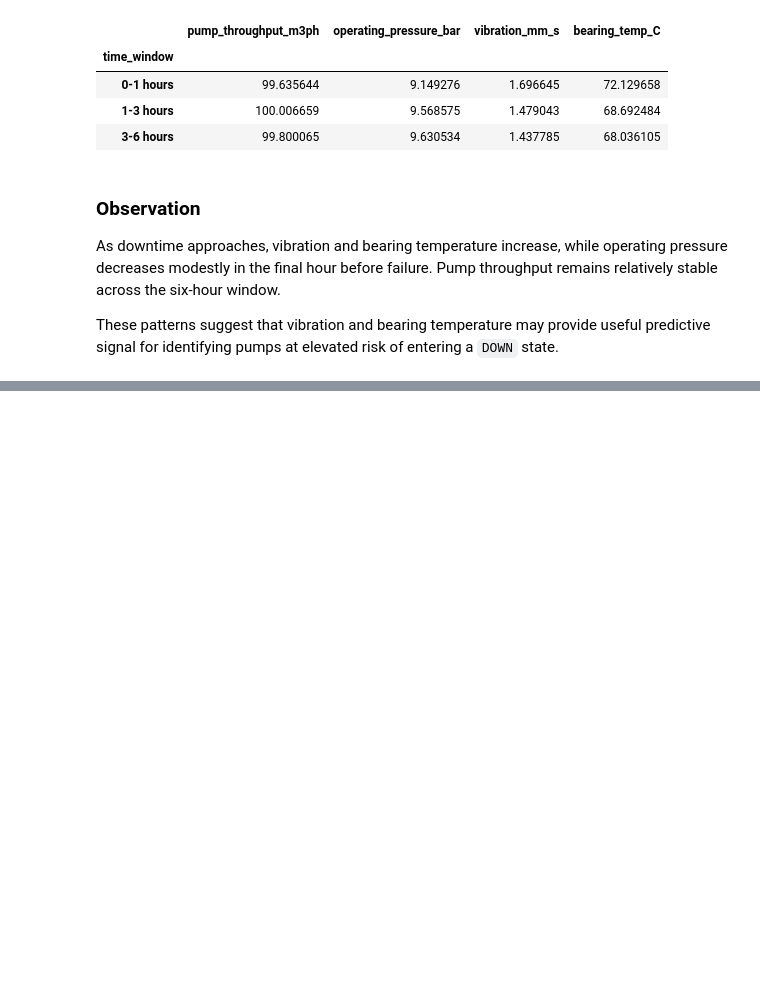
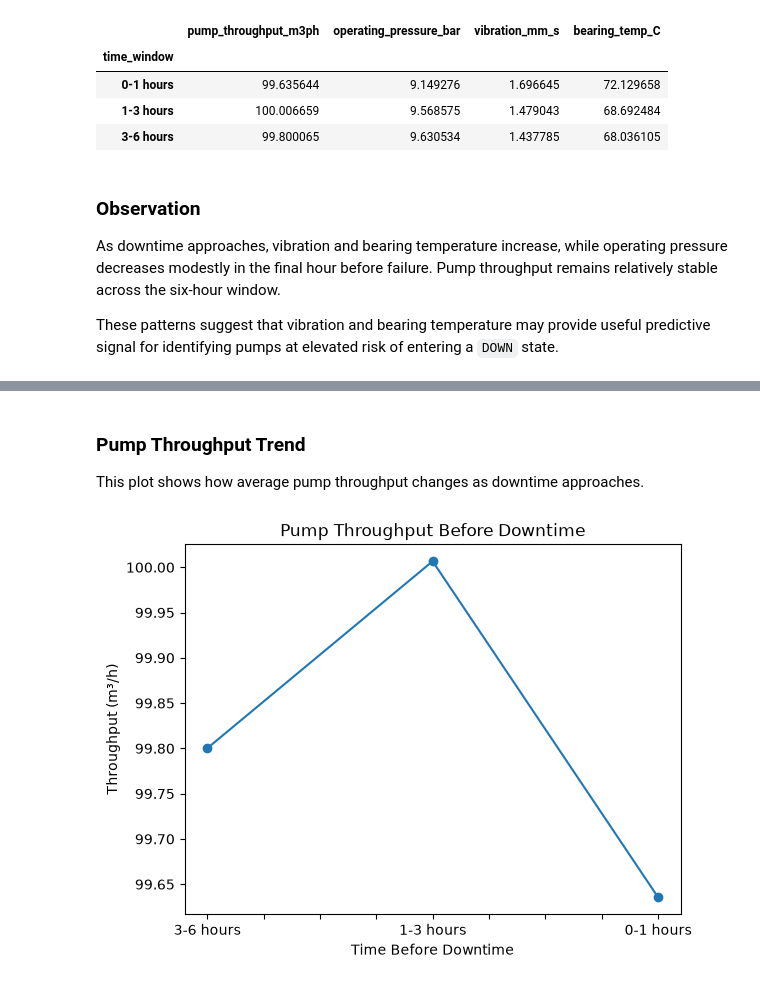
Before and after one commit to MohnishMehta/Break-Through-Tech-ML-Pipeline, a Jupyter notebook: notebooks/01_data_exploration.ipynb, the cells around one changed output, grey strips where cells are left out. Drawn from its saved outputs; the diff is of its cells as text; code cells hidden in the pictures; blank space fills up the shorter version.

Commit message:
Visualize pre-failure sensor trends

```diff
--- a/notebooks/01_data_exploration.ipynb
+++ b/notebooks/01_data_exploration.ipynb
@@ -531,0 +542,13 @@ These patterns suggest that vibration and bearing temperature may provide useful
+# %%
+sensor_trend_data = (
+    prefailure_df
+    .groupby("time_window", observed=True)[sensor_columns]
+    .mean()
+    .reindex([
+        "3-6 hours",
+        "1-3 hours",
+        "0-1 hours",
+    ])
+)
+
+sensor_trend_data
@@ -531,0 +561,18 @@ These patterns suggest that vibration and bearing temperature may provide useful
+# %% [markdown]
+### Pump Throughput Trend
+
+This plot shows how average pump throughput changes as downtime approaches.
+# %%
+import matplotlib.pyplot as plt
+
+sensor_trend_data["pump_throughput_m3ph"].plot(
+    kind="line",
+    marker="o"
+)
+
+plt.title("Pump Throughput Before Downtime")
+plt.xlabel("Time Before Downtime")
+plt.ylabel("Throughput (m³/h)")
+plt.show()
+# %% [output]
+[figure, added]
```
Also changed, not shown: parts of 10 cells of this notebook.
